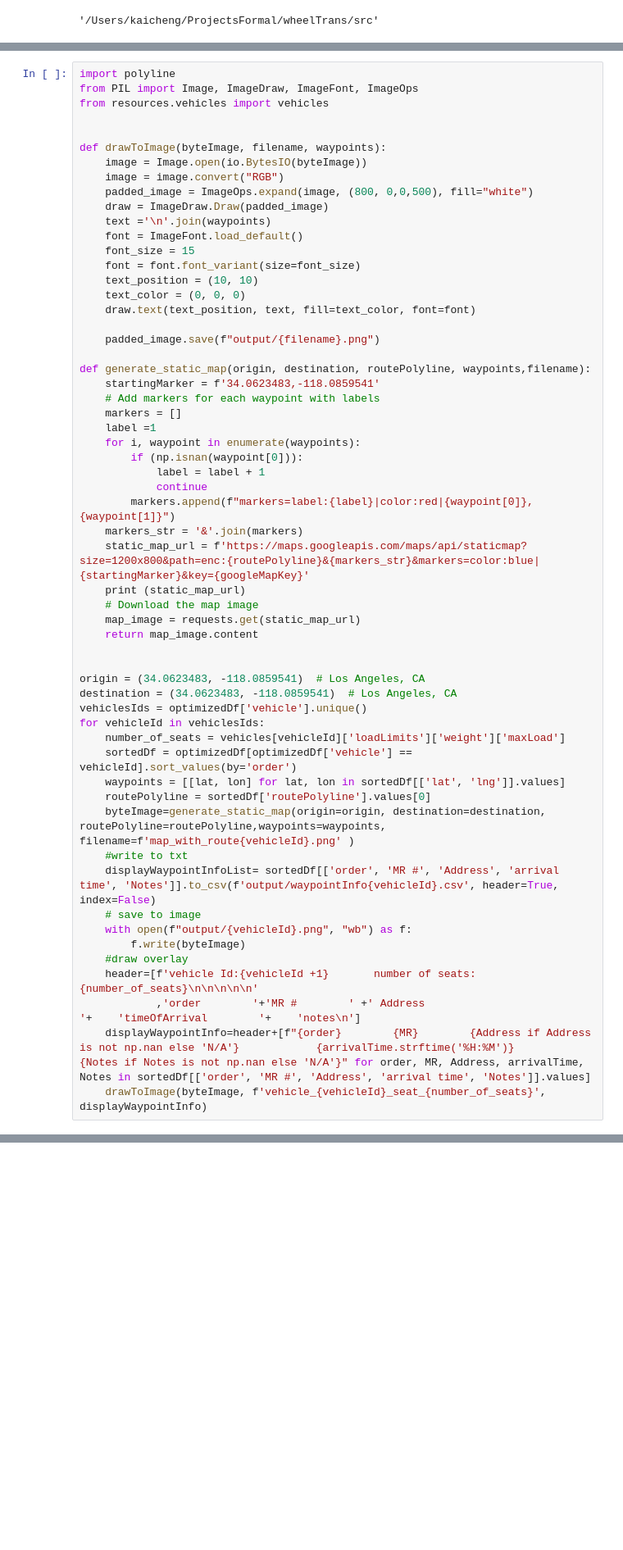
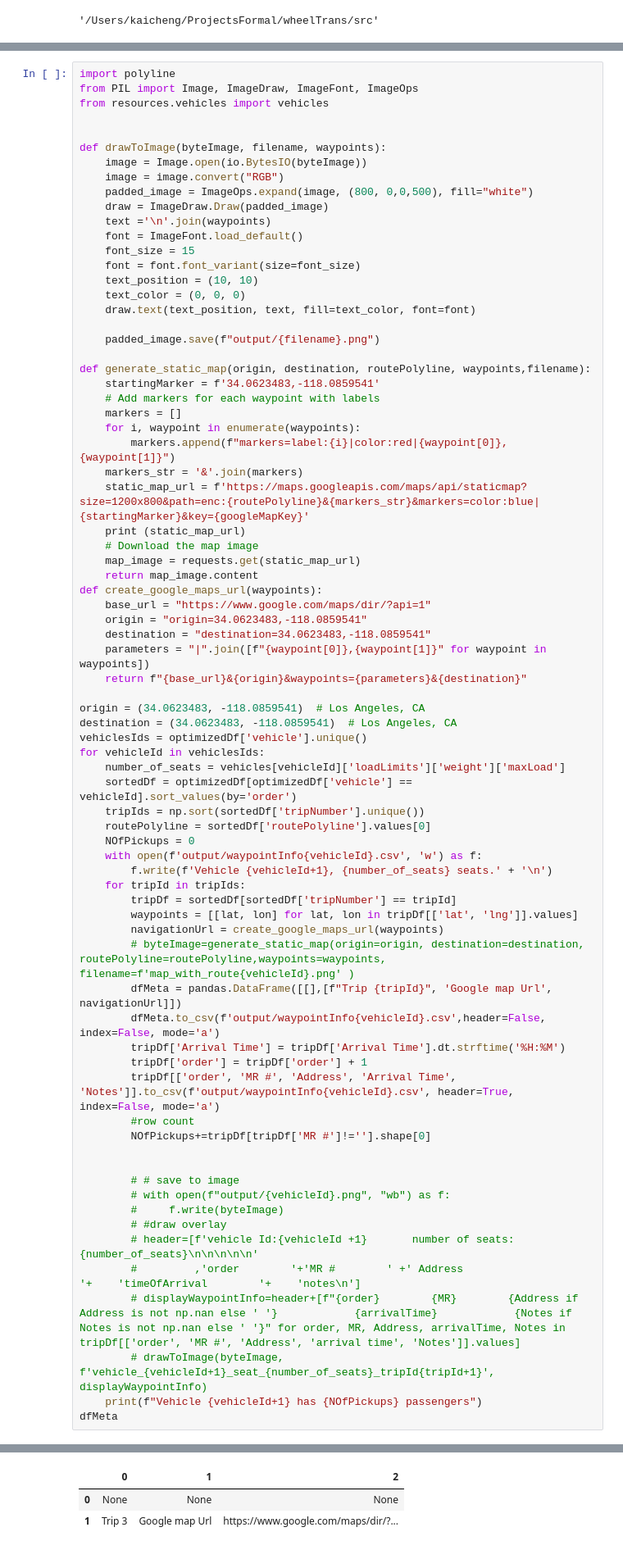
Before and after one commit to KC-Zhang/wheelTrans, a Jupyter notebook: src/wheeltrans/mainNotebook.ipynb, the cells around one changed output, grey strips where cells are left out. Shown: that part at 82% size. Drawn from its saved outputs; the diff is of its cells as text; blank space fills up the shorter version.

```diff
--- a/src/wheeltrans/mainNotebook.ipynb
+++ b/src/wheeltrans/mainNotebook.ipynb
@@ -327,19 +329,20 @@ def generate_static_map(origin, destination, routePolyline, waypoints,filename):
     startingMarker = f'34.0623483,-118.0859541'
     # Add markers for each waypoint with labels
     markers = []
-    label =1
     for i, waypoint in enumerate(waypoints):
-        if (np.isnan(waypoint[0])):
-            label = label + 1
-            continue
-        markers.append(f"markers=label:{label}|color:red|{waypoint[0]},{waypoint[1]}")
+        markers.append(f"markers=label:{i}|color:red|{waypoint[0]},{waypoint[1]}")
     markers_str = '&'.join(markers)
     static_map_url = f'https://maps.googleapis.com/maps/api/staticmap?size=1200x800&path=enc:{routePolyline}&{markers_str}&markers=color:blue|{startingMarker}&key={googleMapKey}'
     print (static_map_url)
     # Download the map image
     map_image = requests.get(static_map_url)
     return map_image.content
-
+def create_google_maps_url(waypoints):
+    base_url = "https://www.google.com/maps/dir/?api=1"
+    origin = "origin=34.0623483,-118.0859541"
+    destination = "destination=34.0623483,-118.0859541"
+    parameters = "|".join([f"{waypoint[0]},{waypoint[1]}" for waypoint in waypoints])
+    return f"{base_url}&{origin}&waypoints={parameters}&{destination}"
 
 origin = (34.0623483, -118.0859541)  # Los Angeles, CA
 destination = (34.0623483, -118.0859541)  # Los Angeles, CA
@@ -347,17 +350,33 @@ vehiclesIds = optimizedDf['vehicle'].unique()
 for vehicleId in vehiclesIds:
     number_of_seats = vehicles[vehicleId]['loadLimits']['weight']['maxLoad']
     sortedDf = optimizedDf[optimizedDf['vehicle'] == vehicleId].sort_values(by='order')
-    waypoints = [[lat, lon] for lat, lon in sortedDf[['lat', 'lng']].values]
+    tripIds = np.sort(sortedDf['tripNumber'].unique())
     routePolyline = sortedDf['routePolyline'].values[0]
-    byteImage=generate_static_map(origin=origin, destination=destination, routePolyline=routePolyline,waypoints=waypoints, filename=f'map_with_route{vehicleId}.png' )
-    #write to txt
-    displayWaypointInfoList= sortedDf[['order', 'MR #', 'Address', 'arrival time', 'Notes']].to_csv(f'output/waypointInfo{vehicleId}.csv', header=True, index=False)
-    # save to image
-    with open(f"output/{vehicleId}.png", "wb") as f:
-        f.write(byteImage)
-    #draw overlay
-    header=[f'vehicle Id:{vehicleId +1}       number of seats: {number_of_seats}\n\n\n\n\n'
-            ,'order        '+'MR #        ' +' Address                                                          '+    'timeOfArrival        '+    'notes\n']
-    displayWaypointInfo=header+[f"{order}        {MR}        {Address if Address is not np.nan else 'N/A'}            {arrivalTime.strftime('%H:%M')}            {Notes if Notes is not np.nan else 'N/A'}" for order, MR, Address, arrivalTime, Notes in sortedDf[['order', 'MR #', 'Address', 'arrival time', 'Notes']].values]
-    drawToImage(byteImage, f'vehicle_{vehicleId}_seat_{number_of_seats}', displayWaypointInfo)
+    NOfPickups = 0
+    with open(f'output/waypointInfo{vehicleId}.csv', 'w') as f:
+        f.write(f'Vehicle {vehicleId+1}, {number_of_seats} seats.' + '\n')
+    for tripId in tripIds:
+        tripDf = sortedDf[sortedDf['tripNumber'] == tripId]
+        waypoints = [[lat, lon] for lat, lon in tripDf[['lat', 'lng']].values]
+        navigationUrl = create_google_maps_url(waypoints)
+        # byteImage=generate_static_map(origin=origin, destination=destination, routePolyline=routePolyline,waypoints=waypoints, filename=f'map_with_route{vehicleId}.png' )
+        dfMeta = pandas.DataFrame([[],[f"Trip {tripId}", 'Google map Url', navigationUrl]])
+        dfMeta.to_csv(f'output/waypointInfo{vehicleId}.csv',header=False, index=False, mode='a')
+        tripDf['Arrival Time'] = tripDf['Arrival Time'].dt.strftime('%H:%M')
+        tripDf['order'] = tripDf['order'] + 1
+        tripDf[['order', 'MR #', 'Address', 'Arrival Time', 'Notes']].to_csv(f'output/waypointInfo{vehicleId}.csv', header=True, index=False, mode='a')
+        #row count
+        NOfPickups+=tripDf[tripDf['MR #']!=''].shape[0]
+
+
+        # # save to image
+        # with open(f"output/{vehicleId}.png", "wb") as f:
+        #     f.write(byteImage)
+        # #draw overlay
+        # header=[f'vehicle Id:{vehicleId +1}       number of seats: {number_of_seats}\n\n\n\n\n'
+        #         ,'order        '+'MR #        ' +' Address                                                          '+    'timeOfArrival        '+    'notes\n']
+        # displayWaypointInfo=header+[f"{order}        {MR}        {Address if Address is not np.nan else ' '}            {arrivalTime}            {Notes if Notes is not np.nan else ' '}" for order, MR, Address, arrivalTime, Notes in tripDf[['order', 'MR #', 'Address', 'arrival time', 'Notes']].values]
+        # drawToImage(byteImage, f'vehicle_{vehicleId+1}_seat_{number_of_seats}_tripId{tripId+1}', displayWaypointInfo)
+    print(f"Vehicle {vehicleId+1} has {NOfPickups} passengers")
+dfMeta
 # %% [output]
@@ -380,0 +404,3 @@ https://maps.googleapis.com/maps/api/staticmap?size=1200x800&path=enc:ux{nEjvvoU
+|  | 0 | 1 | 2 |
+| 0 | None | None | None |
+| 1 | Trip 3 | Google map Url | https://www.google.com/maps/dir/?... |
```
Also changed, not shown: parts of 10 cells of this notebook, 1 other file.
